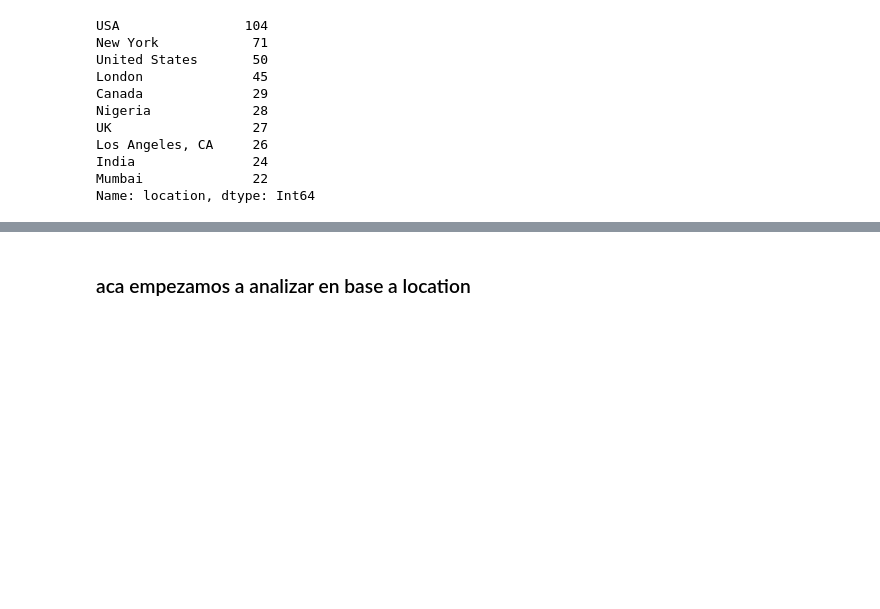
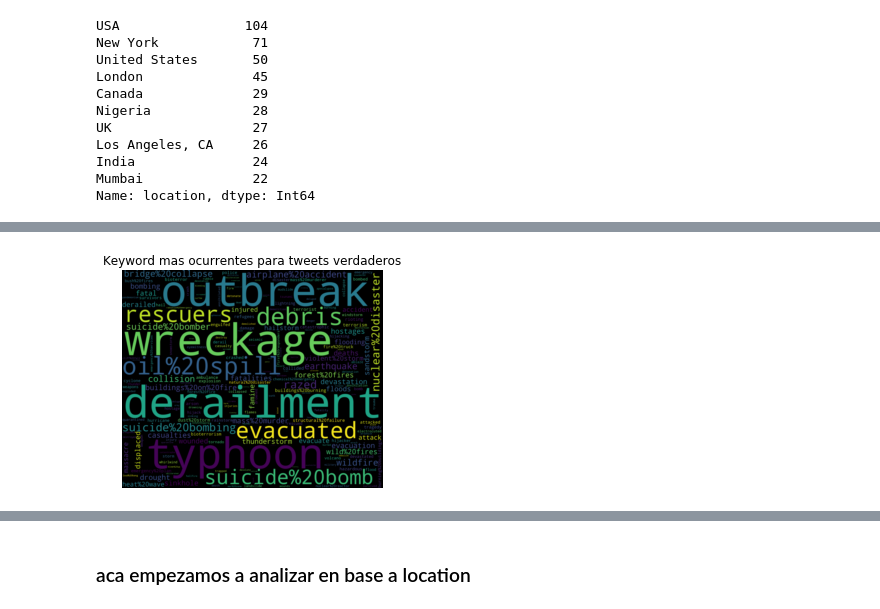
Before and after one commit to NicoGarofalo/TPDatos, a Jupyter notebook: TP1.ipynb, the cells around one changed output, grey strips where cells are left out. Drawn from its saved outputs; the diff is of its cells as text; code cells hidden in the pictures; blank space fills up the shorter version.

```diff
--- a/TP1.ipynb
+++ b/TP1.ipynb
@@ -165,9 +166,12 @@ plt.show()
 # %%
 #Wordcloud de True keys en base a su ocurrencia
 wordcloud = WordCloud(width=3000,height=2500, max_words=len(freqTrueKeys),relative_scaling=0.5,normalize_plurals=False).generate_from_frequencies(freqTrueKeys)
 plt.imshow(wordcloud, interpolation='bilinear')
 plt.axis("off")
+plt.title('Keyword mas ocurrentes para tweets verdaderos')
 plt.show()
+# %% [output]
+[figure, added]
 # %%
 #Las columnas que nos interesan son text y target, las renombramos para que sea mas comodo y facil de medir
 tweets = df_tweets
```
Also changed, not shown: parts of 51 cells of this notebook.
